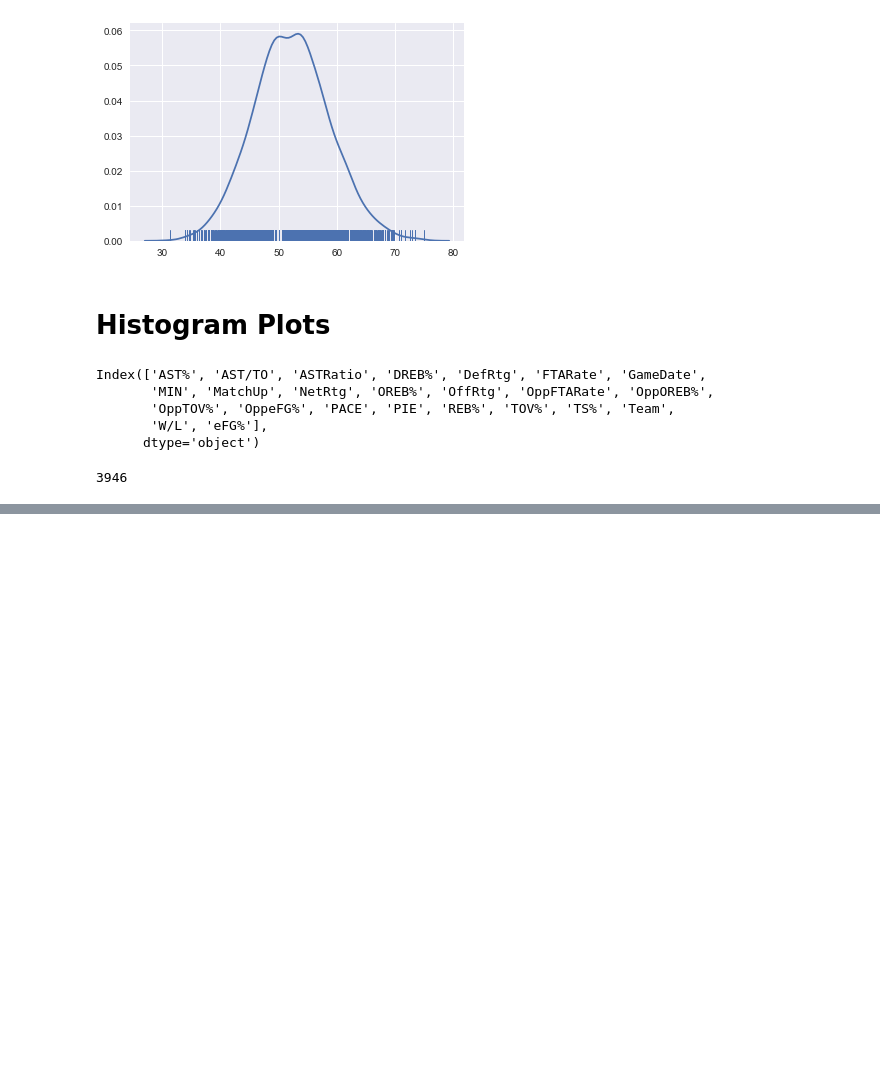
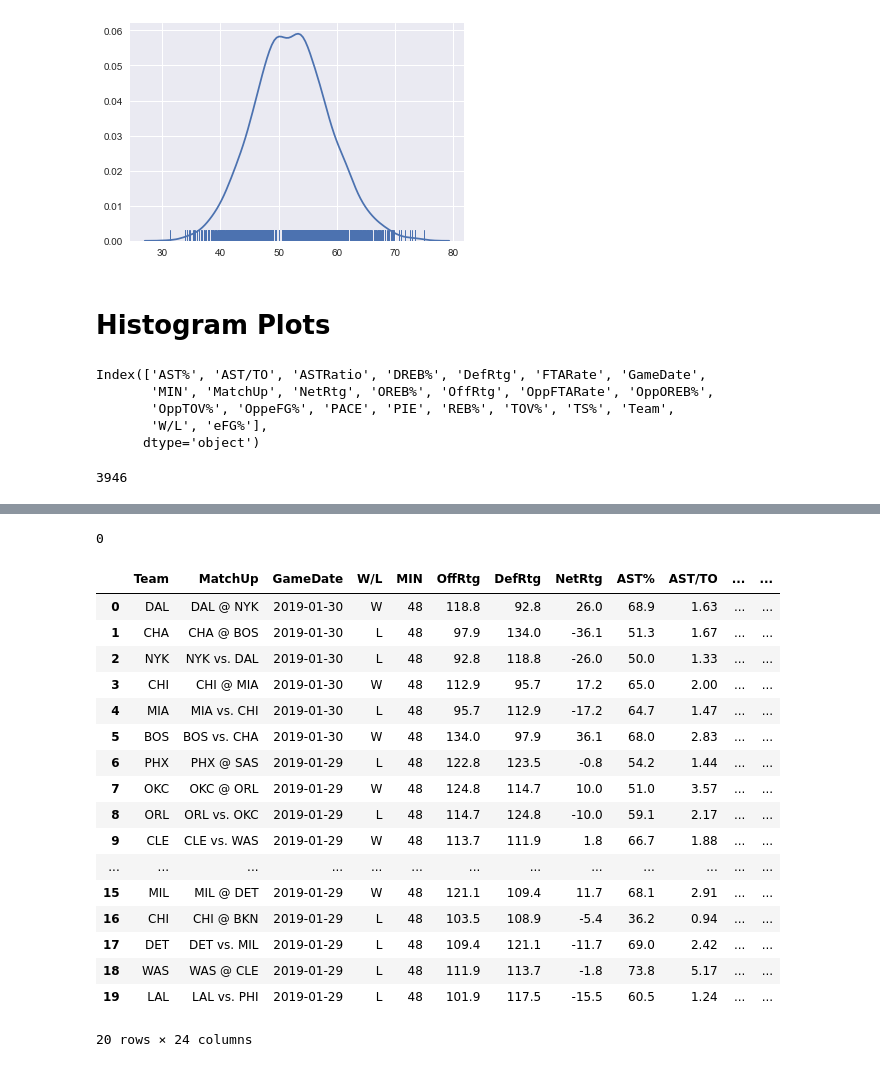
Before and after one commit to charlehl/project-three-nba-predict, a Jupyter notebook: exploratory/nba_scrape.ipynb, the cells around one changed output, grey strips where cells are left out. Drawn from its saved outputs; the diff is of its cells as text; code cells hidden in the pictures; blank space fills up the shorter version.

```diff
--- a/exploratory/nba_scrape.ipynb
+++ b/exploratory/nba_scrape.ipynb
@@ -924,0 +927,4 @@ len(result)
+# %%
+temp = db.testing_data.find().sort('GameDate',pymongo.DESCENDING).limit(1)
+# %%
+date_index = temp[0]['GameDate']
@@ -924,0 +937,25 @@ len(result)
+# %%
+len(temp_df)
+# %% [output]
+0
+# %%
+result_new.loc[result_new['GameDate'] > date_index]
+# %% [output]
+|  | Team | MatchUp | GameDate | W/L | MIN | OffRtg | DefRtg | NetRtg | AST% | AST/TO | ... | ... |
+| 0 | DAL | DAL @ NYK | 2019-01-30 | W | 48 | 118.8 | 92.8 | 26.0 | 68.9 | 1.63 | ... | ... |
+| 1 | CHA | CHA @ BOS | 2019-01-30 | L | 48 | 97.9 | 134.0 | -36.1 | 51.3 | 1.67 | ... | ... |
+| 2 | NYK | NYK vs. DAL | 2019-01-30 | L | 48 | 92.8 | 118.8 | -26.0 | 50.0 | 1.33 | ... | ... |
+| 3 | CHI | CHI @ MIA | 2019-01-30 | W | 48 | 112.9 | 95.7 | 17.2 | 65.0 | 2.00 | ... | ... |
+| 4 | MIA | MIA vs. CHI | 2019-01-30 | L | 48 | 95.7 | 112.9 | -17.2 | 64.7 | 1.47 | ... | ... |
+| 5 | BOS | BOS vs. CHA | 2019-01-30 | W | 48 | 134.0 | 97.9 | 36.1 | 68.0 | 2.83 | ... | ... |
+| 6 | PHX | PHX @ SAS | 2019-01-29 | L | 48 | 122.8 | 123.5 | -0.8 | 54.2 | 1.44 | ... | ... |
+| 7 | OKC | OKC @ ORL | 2019-01-29 | W | 48 | 124.8 | 114.7 | 10.0 | 51.0 | 3.57 | ... | ... |
+| 8 | ORL | ORL vs. OKC | 2019-01-29 | L | 48 | 114.7 | 124.8 | -10.0 | 59.1 | 2.17 | ... | ... |
+| 9 | CLE | CLE vs. WAS | 2019-01-29 | W | 48 | 113.7 | 111.9 | 1.8 | 66.7 | 1.88 | ... | ... |
+| ... | ... | ... | ... | ... | ... | ... | ... | ... | ... | ... | ... | ... |
+| 15 | MIL | MIL @ DET | 2019-01-29 | W | 48 | 121.1 | 109.4 | 11.7 | 68.1 | 2.91 | ... | ... |
+| 16 | CHI | CHI @ BKN | 2019-01-29 | L | 48 | 103.5 | 108.9 | -5.4 | 36.2 | 0.94 | ... | ... |
+| 17 | DET | DET vs. MIL | 2019-01-29 | L | 48 | 109.4 | 121.1 | -11.7 | 69.0 | 2.42 | ... | ... |
+| 18 | WAS | WAS @ CLE | 2019-01-29 | L | 48 | 111.9 | 113.7 | -1.8 | 73.8 | 5.17 | ... | ... |
+| 19 | LAL | LAL vs. PHI | 2019-01-29 | L | 48 | 101.9 | 117.5 | -15.5 | 60.5 | 1.24 | ... | ... |
+20 rows × 24 columns
```
Also changed, not shown: parts of 9 cells of this notebook, 10 other files.
